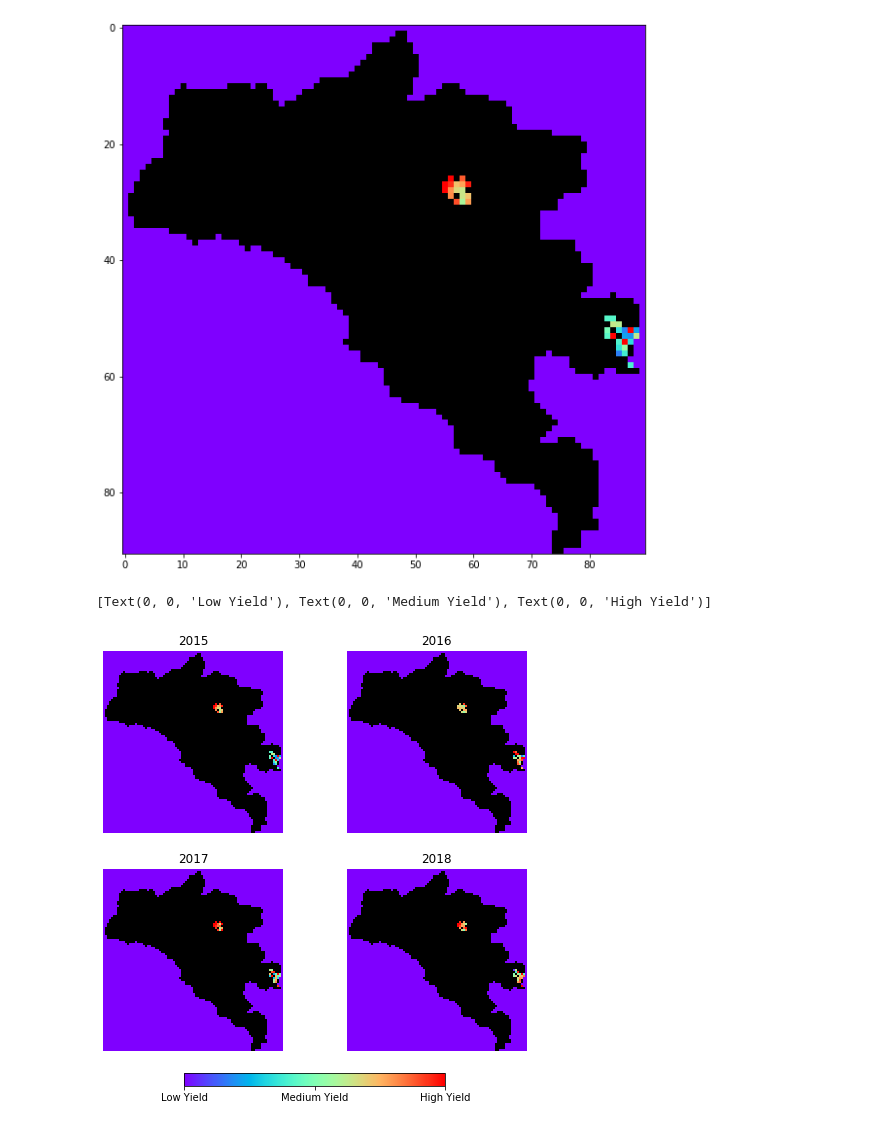
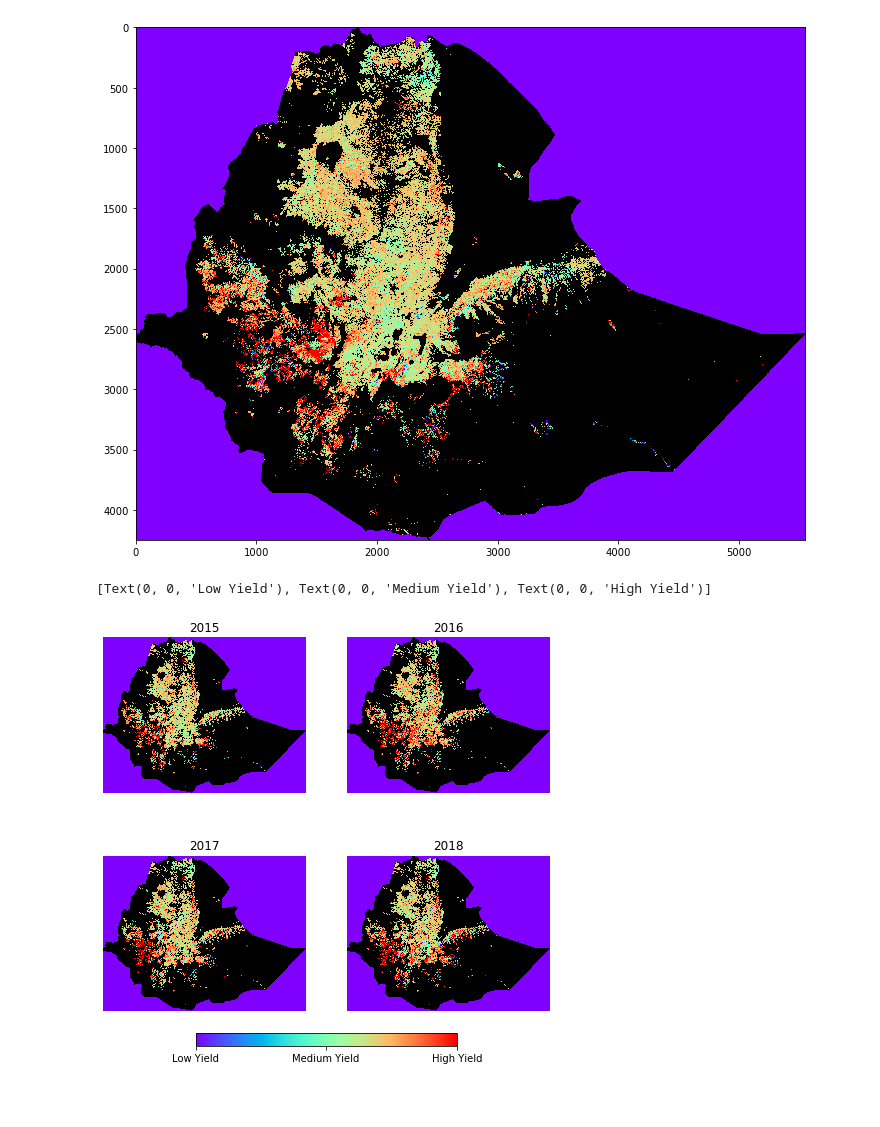
Before and after one commit to WorldModelers/remote-sensing, a Jupyter notebook: ML-dev/GeoTif-Viz.ipynb, the cells around one changed output. Cells and saved outputs as stored; diff of their text form; code cells hidden in the pictures; blank space fills up the shorter version.

```diff
--- a/ML-dev/GeoTif-Viz.ipynb
+++ b/ML-dev/GeoTif-Viz.ipynb
@@ -33,7 +33,7 @@ for year in years:
 
     with rasterio.open(f"tiffs/eth_predictions_{year}.tif") as src:
         out_image, out_transform = rasterio.mask.mask(src,
-                                                      gambella, # set the region to one of [ethiopia, oromia, gambella]
+                                                      ethiopia, # set the region to one of [ethiopia, oromia, gambella]
                                                       crop=True)
         out_meta = src.meta.copy()
 
@@ -55,36 +55,36 @@ cmap.set_bad(color='black')
 # %%
 fig, ax = plt.subplots(figsize=(12,10))
 chm_plot = ax.imshow(data[0].read(1),
                      cmap=cmap,
                      vmin=0,
-                     vmax=150)
+                     vmax=215)
 # patches = [PolygonPatch(feature) for feature in features]
 # ax.add_collection(mpl.collections.PatchCollection(patches))
 # %% [output]
-[figure, old version]
+[figure, new version]
 # %%
 p = preds.read(1, masked=True) # Read the appropriate band
 fig, axs = plt.subplots(2,2, figsize=(8,8), gridspec_kw={"height_ratios":[1, 1]})
 
-cax = axs[0,0].imshow(data[0].read(1),cmap=cmap,vmin=0,vmax=150)
+cax = axs[0,0].imshow(data[0].read(1),cmap=cmap,vmin=0,vmax=215)
 axs[0,0].set_title('2015')
 axs[0,0].set_axis_off();
 
-axs[0,1].imshow(data[1].read(1),cmap=cmap,vmin=0,vmax=150)
+axs[0,1].imshow(data[1].read(1),cmap=cmap,vmin=0,vmax=215)
 axs[0,1].set_title('2016')
 axs[0,1].set_axis_off();
 
-axs[1,0].imshow(data[2].read(1),cmap=cmap,vmin=0,vmax=150)
+axs[1,0].imshow(data[2].read(1),cmap=cmap,vmin=0,vmax=215)
 axs[1,0].set_title('2017')
 axs[1,0].set_axis_off();
 
-axs[1,1].imshow(data[3].read(1),cmap=cmap,vmin=0,vmax=150)
+axs[1,1].imshow(data[3].read(1),cmap=cmap,vmin=0,vmax=215)
 axs[1,1].set_title('2018')
 axs[1,1].set_axis_off();
 
-cbar = fig.colorbar(chm_plot, fraction=.03, ax=axs, ticks=[0, 75, 150], orientation="horizontal", pad=0.05)
+cbar = fig.colorbar(chm_plot, fraction=.03, ax=axs, ticks=[0, 107, 215], orientation="horizontal", pad=0.05)
 cbar.ax.set_xticklabels(['Low Yield', 'Medium Yield', 'High Yield'])
 # %% [output]
 [Text(0, 0, 'Low Yield'), Text(0, 0, 'Medium Yield'), Text(0, 0, 'High Yield')]
-[figure, old version]
+[figure, new version]
 # %%
```
Also changed, not shown: parts of 1 cell of this notebook, 19 other files.
